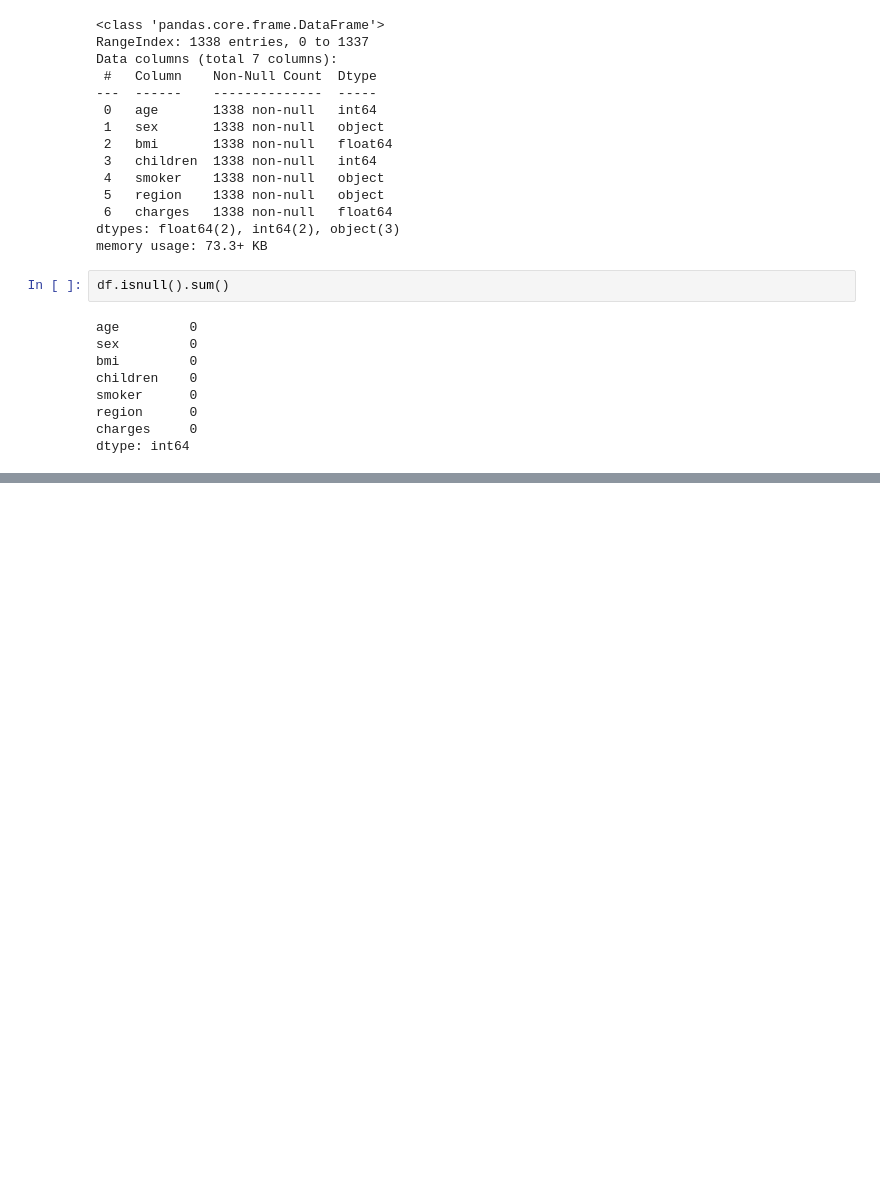
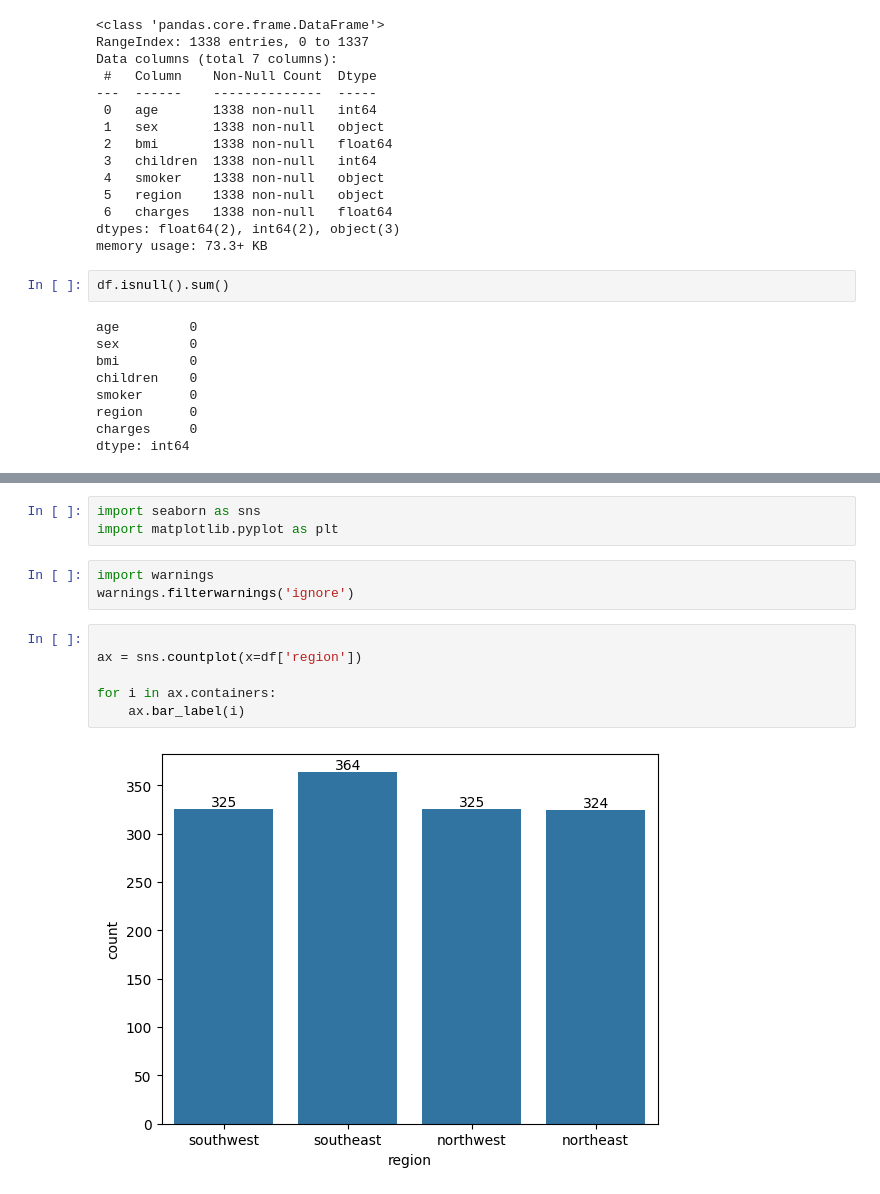
Before and after one commit to shubham-kamlaskar/jenkins_1, a Jupyter notebook: jenkins_1.ipynb, the cells around one changed output, grey strips where cells are left out. Drawn from its saved outputs; the diff is of its cells as text; blank space fills up the shorter version.

```diff
--- a/jenkins_1.ipynb
+++ b/jenkins_1.ipynb
@@ -55,0 +59,14 @@ df.describe().T
+# %%
+import seaborn as sns
+import matplotlib.pyplot as plt
+# %%
+import warnings
+warnings.filterwarnings('ignore')
+# %%
+
+ax = sns.countplot(x=df['region'])
+
+for i in ax.containers:
+    ax.bar_label(i)
+# %% [output]
+[figure, added]
```
Also changed, not shown: parts of 11 cells of this notebook.
